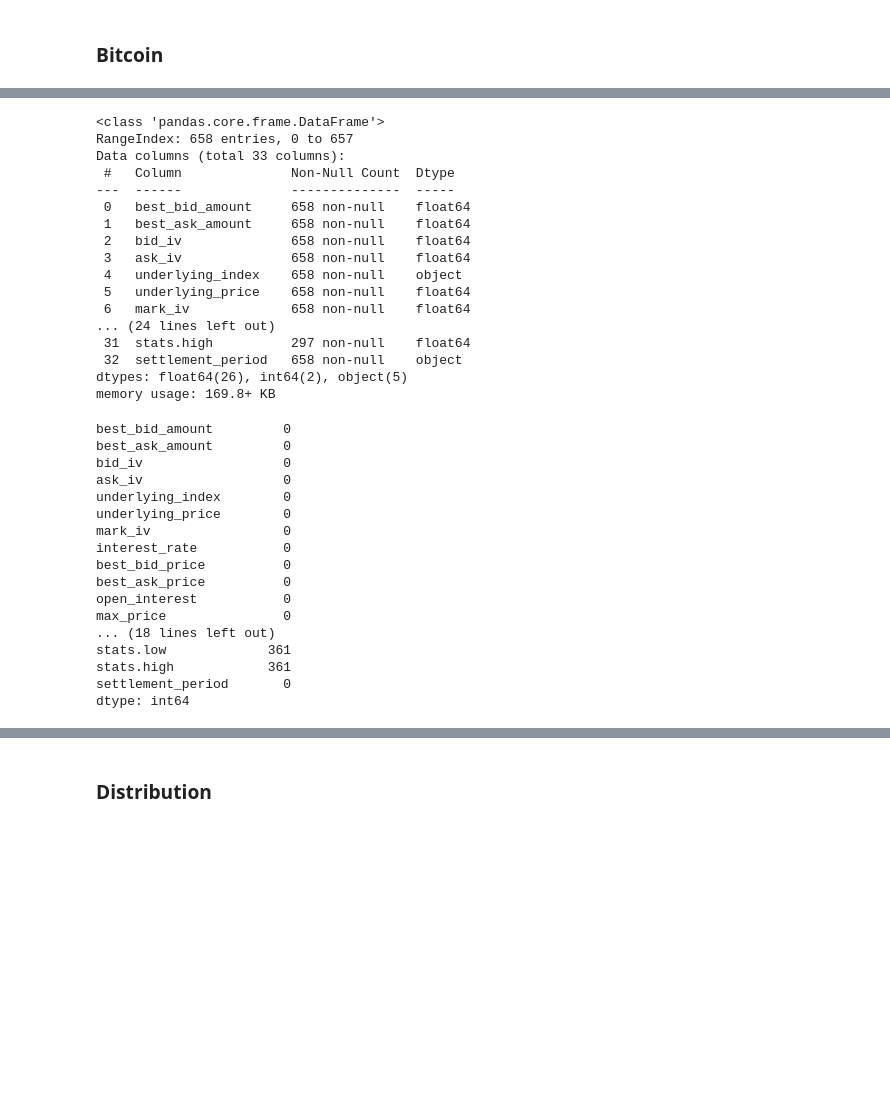
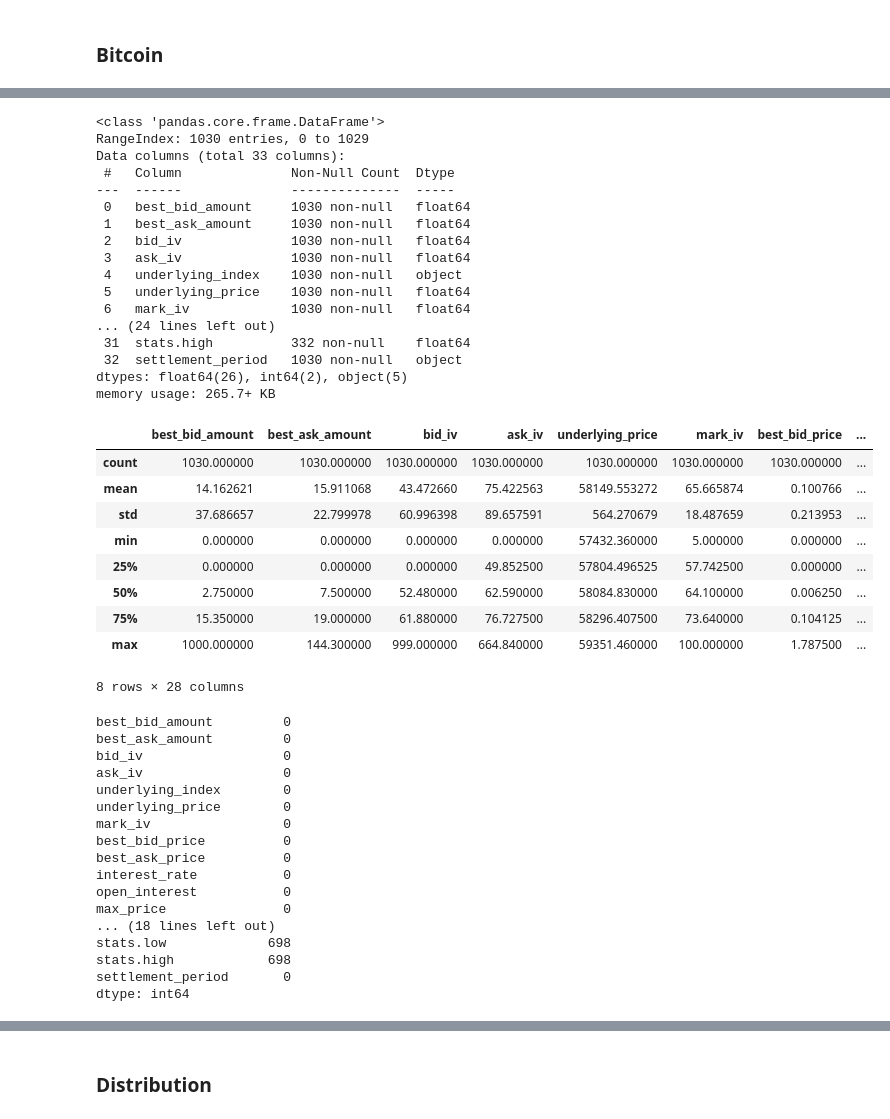
Before and after one commit to EthanFalcao/Defi_Options_Implied_Volatility, a Jupyter notebook: 2. (BTC) - Exploratory Data Analysis.ipynb, the cells around one changed output, grey strips where cells are left out. Cells and saved outputs as stored; diff of their text form; code cells hidden in the pictures; blank space fills up the shorter version.

```diff
--- a/2. (BTC) - Exploratory Data Analysis.ipynb
+++ b/2. (BTC) - Exploratory Data Analysis.ipynb
@@ -52,25 +64,39 @@ btc_data.head()
 # %%
-btc_data.info()
+df.info()
 # %% [output]
 <class 'pandas.core.frame.DataFrame'>
-RangeIndex: 658 entries, 0 to 657
+RangeIndex: 1030 entries, 0 to 1029
 Data columns (total 33 columns):
  #   Column              Non-Null Count  Dtype
 ---  ------              --------------  -----
- 0   best_bid_amount     658 non-null    float64
- 1   best_ask_amount     658 non-null    float64
- 2   bid_iv              658 non-null    float64
- 3   ask_iv              658 non-null    float64
- 4   underlying_index    658 non-null    object
- 5   underlying_price    658 non-null    float64
- 6   mark_iv             658 non-null    float64
+ 0   best_bid_amount     1030 non-null   float64
+ 1   best_ask_amount     1030 non-null   float64
+ 2   bid_iv              1030 non-null   float64
+ 3   ask_iv              1030 non-null   float64
+ 4   underlying_index    1030 non-null   object
+ 5   underlying_price    1030 non-null   float64
+ 6   mark_iv             1030 non-null   float64
 ... (24 lines left out)
- 31  stats.high          297 non-null    float64
- 32  settlement_period   658 non-null    object
+ 31  stats.high          332 non-null    float64
+ 32  settlement_period   1030 non-null   object
 dtypes: float64(26), int64(2), object(5)
-memory usage: 169.8+ KB
+memory usage: 265.7+ KB
+# %%
+#Get descriptive statistics
+df.describe()
+# %% [output]
+|  | best_bid_amount | best_ask_amount | bid_iv | ask_iv | underlying_price | mark_iv | best_bid_price | ... |
+| count | 1030.000000 | 1030.000000 | 1030.000000 | 1030.000000 | 1030.000000 | 1030.000000 | 1030.000000 | ... |
+| mean | 14.162621 | 15.911068 | 43.472660 | 75.422563 | 58149.553272 | 65.665874 | 0.100766 | ... |
+| std | 37.686657 | 22.799978 | 60.996398 | 89.657591 | 564.270679 | 18.487659 | 0.213953 | ... |
+| min | 0.000000 | 0.000000 | 0.000000 | 0.000000 | 57432.360000 | 5.000000 | 0.000000 | ... |
+| 25% | 0.000000 | 0.000000 | 0.000000 | 49.852500 | 57804.496525 | 57.742500 | 0.000000 | ... |
+| 50% | 2.750000 | 7.500000 | 52.480000 | 62.590000 | 58084.830000 | 64.100000 | 0.006250 | ... |
+| 75% | 15.350000 | 19.000000 | 61.880000 | 76.727500 | 58296.407500 | 73.640000 | 0.104125 | ... |
+| max | 1000.000000 | 144.300000 | 999.000000 | 664.840000 | 59351.460000 | 100.000000 | 1.787500 | ... |
+8 rows × 28 columns
 # %%
-btc_data.isnull().sum()
+df.isnull().sum()
 # %% [output]
 best_bid_amount         0
 best_ask_amount         0
@@ -79,14 +105,14 @@ ask_iv                  0
 underlying_index        0
 underlying_price        0
 mark_iv                 0
-interest_rate           0
 best_bid_price          0
 best_ask_price          0
+interest_rate           0
 open_interest           0
 max_price               0
 ... (18 lines left out)
-stats.low             361
-stats.high            361
+stats.low             698
+stats.high            698
 settlement_period       0
 dtype: int64
 # %%
```
Also changed, not shown: parts of 14 cells of this notebook, 1 other file.
